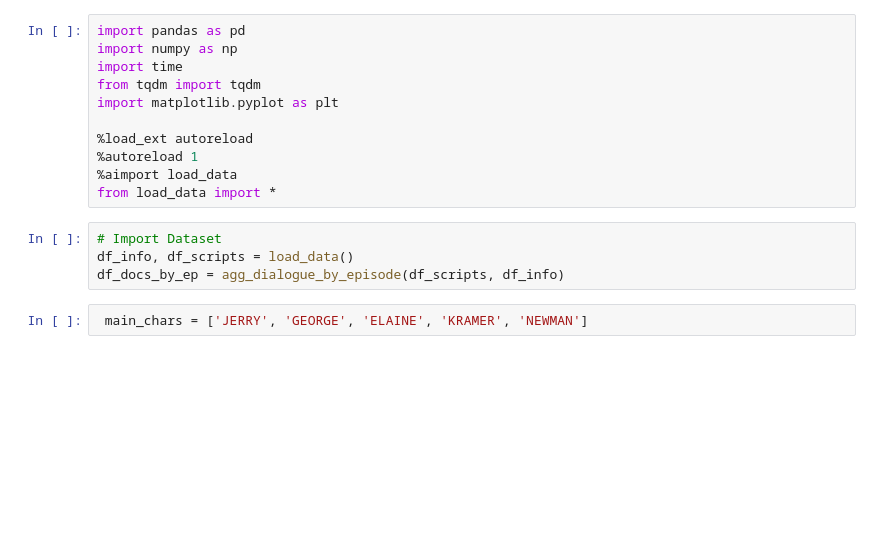
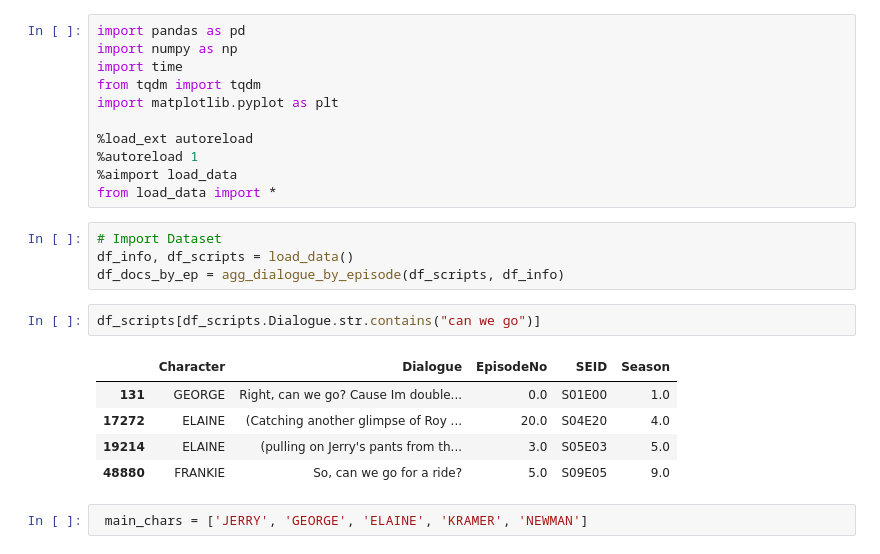
Before and after one commit to MattD82/Seinfeld-Neural-seq2seq-Chatbot, a Jupyter notebook: src/parse_data_txt.ipynb, the cells around one changed output. Saved outputs shown, nothing was run; the diff lists cells and outputs as text; blank space fills up the shorter version.

```diff
--- a/src/parse_data_txt.ipynb
+++ b/src/parse_data_txt.ipynb
@@ -13,6 +13,14 @@ from load_data import *
 # Import Dataset
 df_info, df_scripts = load_data()
 df_docs_by_ep = agg_dialogue_by_episode(df_scripts, df_info)
+# %%
+df_scripts[df_scripts.Dialogue.str.contains("can we go")]
+# %% [output]
+|  | Character | Dialogue | EpisodeNo | SEID | Season |
+| 131 | GEORGE | Right, can we go? Cause Im double... | 0.0 | S01E00 | 1.0 |
+| 17272 | ELAINE | (Catching another glimpse of Roy ... | 20.0 | S04E20 | 4.0 |
+| 19214 | ELAINE | (pulling on Jerry's pants from th... | 3.0 | S05E03 | 5.0 |
+| 48880 | FRANKIE | So, can we go for a ride? | 5.0 | S09E05 | 9.0 |
 # %%
  main_chars = ['JERRY', 'GEORGE', 'ELAINE', 'KRAMER', 'NEWMAN']
 # %%
```
Also changed, not shown: 3 other files.
